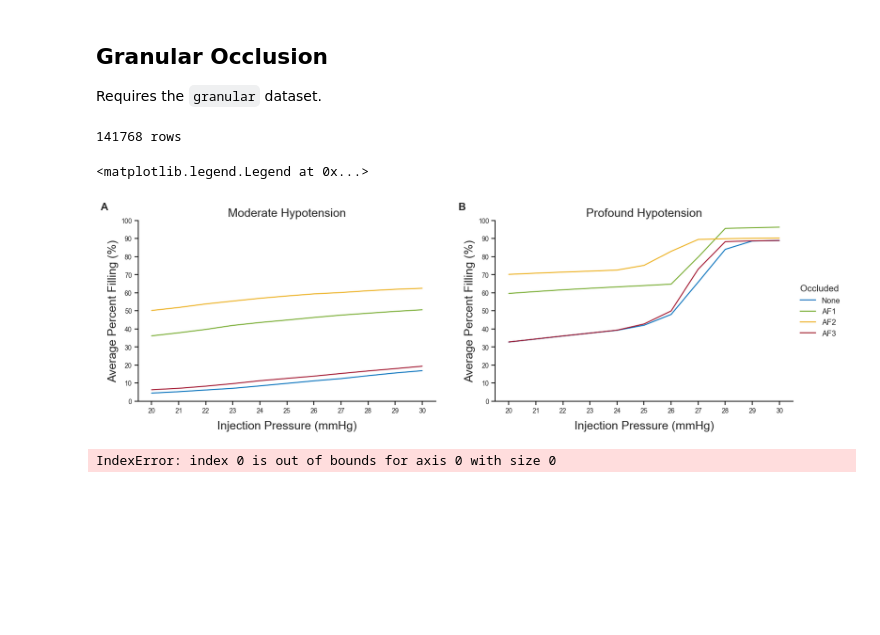
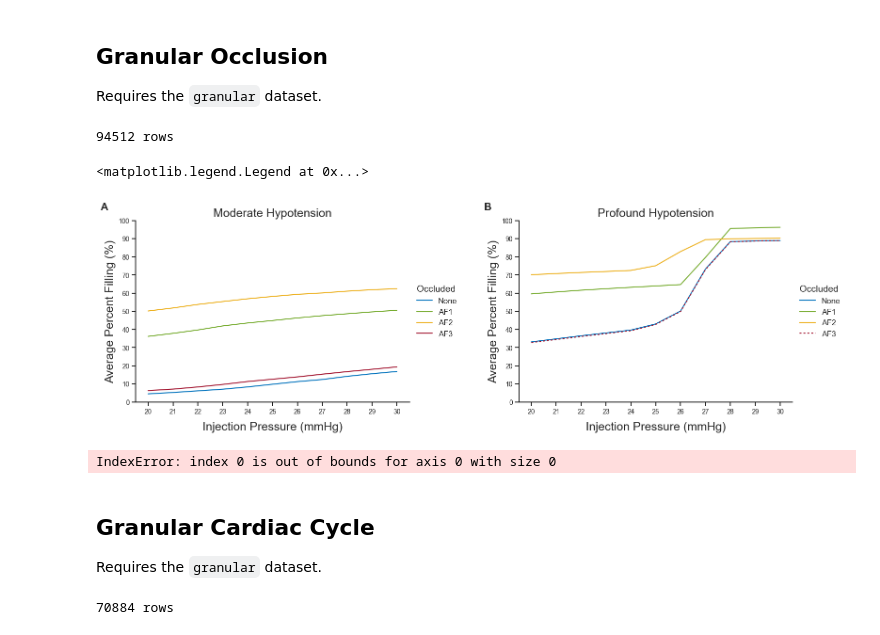
Before and after one commit to JentGent/avm, a Jupyter notebook: jupyter/jupyter.ipynb, the cells around one changed output. Saved outputs shown, nothing was run; the diff lists cells and outputs as text; code cells hidden in the pictures; blank space fills up the shorter version.

```diff
--- a/jupyter/jupyter.ipynb
+++ b/jupyter/jupyter.ipynb
@@ -1096,12 +1096,13 @@ Requires the `granular` dataset.
 filtered_data = data[
     (~data['Injection location'].isna()) &
     (data['CVP pressure'] == 'normal') &
+    (data['Cardiac phase'] == 'average') &
     (1 == 1)  # Ignore
 ]
 
 print(f'{len(filtered_data)} rows')
 # %% [output]
-141768 rows
+94512 rows
 # %%
 filtered_data.loc[:, 'Occluded'] = filtered_data['Occluded'].fillna('None')
 
@@ -1126,13 +1127,13 @@ grouped_data['Blood pressure hypotension'] = pd.Categorical(
 sns.set_theme(style='whitegrid', font_scale=1.5)
 
 fig, axs = plt.subplots(1, 2, figsize=(18, 5), sharey=False)
-# plt.subplots_adjust(wspace=0.3)
+plt.subplots_adjust(wspace=0.4)
 
 ####################
 # COMMON FORMATTING
 ####################
 
-color_palette = {
+legend_colors = {
     'None': '#0072BD',
     'AF1': '#77AC30',
     'AF2': '#EDB120',
@@ -1179,50 +1180,61 @@ for i, ax in enumerate(axs):
 #######
 
 sns.lineplot(
+    ax=axs[0],
     data=grouped_data[grouped_data['Blood pressure hypotension'] == 'moderate'],
+    hue='Occluded',
+    palette=legend_colors,
     x='Injection pressure (mmHg)',
     y='filling_mean',
-    hue='Occluded',
-    ax=axs[0],
-    legend=False,
-    palette=color_palette,
 )
 
 plt.setp(
     axs[0],
     title='Moderate Hypotension',
 )
 
+axs[0].legend(
+    alignment='left',
+    bbox_to_anchor=(1, 0.5),
+    fontsize=12,
+    frameon=False,
+    loc='center left',
+    title_fontsize=14,
+    title='Occluded',
+)
+
 #######
 # AX 1
 #######
 
 sns.lineplot(
+    ax=axs[1],
+    dashes={'None': '', 'AF1': '', 'AF2': '', 'AF3': (2, 2)},
     data=grouped_data[grouped_data['Blood pressure hypotension'] == 'profound'],
+    hue='Occluded',
+    palette=legend_colors,
+    style='Occluded',
     x='Injection pressure (mmHg)',
     y='filling_mean',
-    hue='Occluded',
-    ax=axs[1],
-    palette=color_palette,
 )
 
 plt.setp(
     axs[1],
     title='Profound Hypotension',
 )
 
 axs[1].legend(
     alignment='left',
     bbox_to_anchor=(1, 0.5),
     fontsize=12,
     frameon=False,
     loc='center left',
     title_fontsize=14,
     title='Occluded',
 )
 # %% [output]
 <matplotlib.legend.Legend at 0x...>
-[figure, old version]
+[figure, new version]
 # %%
 value = grouped_data[
     (grouped_data['Blood pressure hypotension'] == 'profound') &
@@ -1234,3 +1246,18 @@ value = grouped_data[
 print(value)
 # %% [output]
 IndexError: index 0 is out of bounds for axis 0 with size 0
+# %% [markdown]
+## Granular Cardiac Cycle
+
+Requires the `granular` dataset.
+# %%
+filtered_data = data[
+    (~data['Injection location'].isna()) &
+    (data['CVP pressure'] == 'normal') &
+    (data['Occluded'].isna()) &
+    (1 == 1)  # Ignore
+]
+
+print(f'{len(filtered_data)} rows')
+# %% [output]
+70884 rows
```
Also changed, not shown: parts of 3 cells of this notebook.
